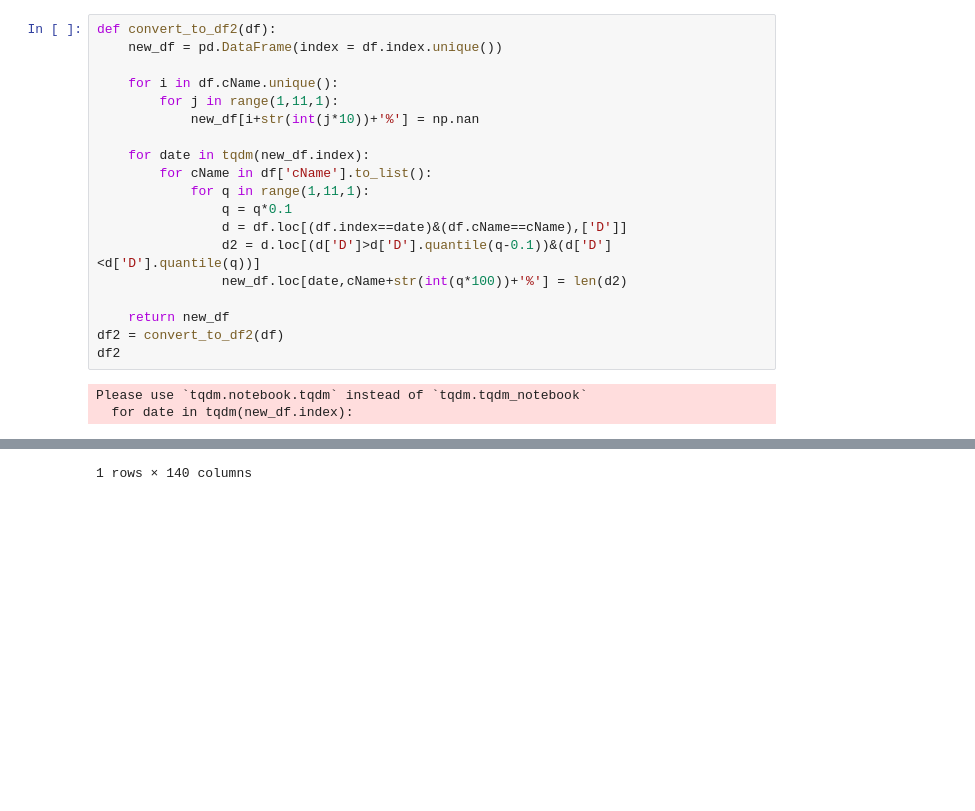
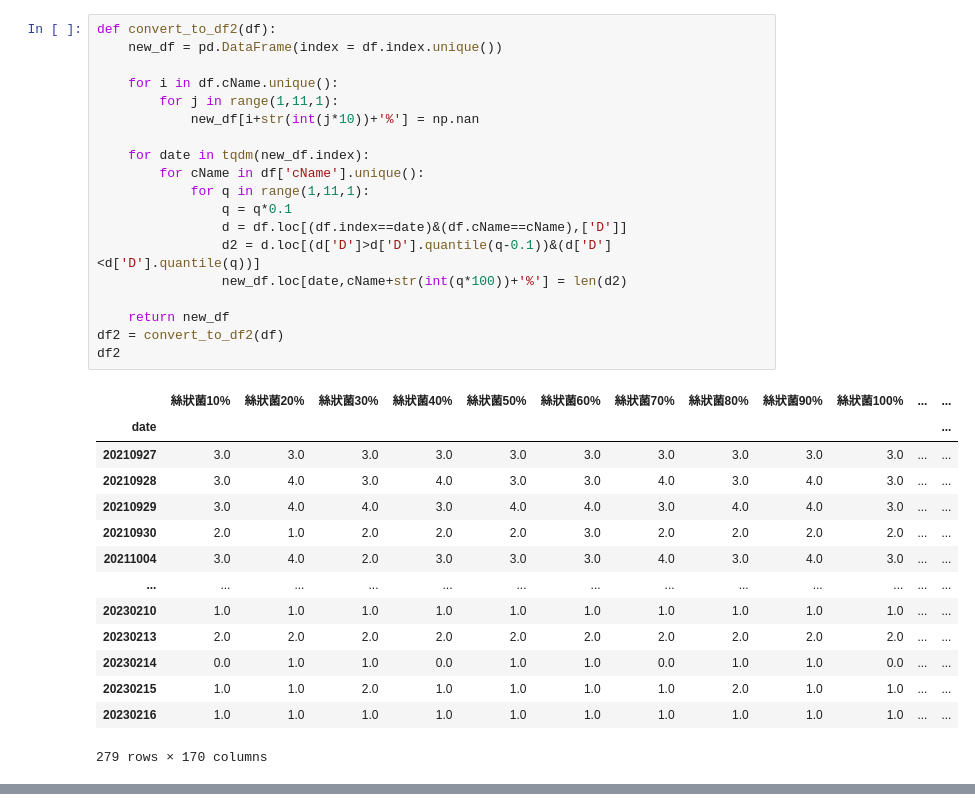
Before and after one commit to skywalker0803r/Wastewater-Biological-Treatment, a Jupyter notebook: 每一種蟲根據自己的百分位數做切分分成10類.ipynb, the cells around one changed output, grey strips where cells are left out. Drawn from its saved outputs; the diff is of its cells as text; blank space fills up the shorter version.

```diff
--- a/每一種蟲根據自己的百分位數做切分分成10類.ipynb
+++ b/每一種蟲根據自己的百分位數做切分分成10類.ipynb
@@ -25,22 +45,34 @@ df
 # %%
 def convert_to_df2(df):
     new_df = pd.DataFrame(index = df.index.unique())
 
     for i in df.cName.unique():
         for j in range(1,11,1):
             new_df[i+str(int(j*10))+'%'] = np.nan
 
     for date in tqdm(new_df.index):
-        for cName in df['cName'].to_list():
+        for cName in df['cName'].unique():
             for q in range(1,11,1):
                 q = q*0.1
                 d = df.loc[(df.index==date)&(df.cName==cName),['D']]
                 d2 = d.loc[(d['D']>d['D'].quantile(q-0.1))&(d['D']<d['D'].quantile(q))]
                 new_df.loc[date,cName+str(int(q*100))+'%'] = len(d2)
 
     return new_df
 df2 = convert_to_df2(df)
 df2
 # %% [output]
+|  | 絲狀菌10% | 絲狀菌20% | 絲狀菌30% | 絲狀菌40% | 絲狀菌50% | 絲狀菌60% | 絲狀菌70% | 絲狀菌80% | 絲狀菌90% | 絲狀菌100% | ... | ... |
+| date |  |  |  |  |  |  |  |  |  |  |  | ... |
+| 20210927 | 3.0 | 3.0 | 3.0 | 3.0 | 3.0 | 3.0 | 3.0 | 3.0 | 3.0 | 3.0 | ... | ... |
+| 20210928 | 3.0 | 4.0 | 3.0 | 4.0 | 3.0 | 3.0 | 4.0 | 3.0 | 4.0 | 3.0 | ... | ... |
+| 20210929 | 3.0 | 4.0 | 4.0 | 3.0 | 4.0 | 4.0 | 3.0 | 4.0 | 4.0 | 3.0 | ... | ... |
+| 20210930 | 2.0 | 1.0 | 2.0 | 2.0 | 2.0 | 3.0 | 2.0 | 2.0 | 2.0 | 2.0 | ... | ... |
+| 20211004 | 3.0 | 4.0 | 2.0 | 3.0 | 3.0 | 3.0 | 4.0 | 3.0 | 4.0 | 3.0 | ... | ... |
+| ... | ... | ... | ... | ... | ... | ... | ... | ... | ... | ... | ... | ... |
+| 20230210 | 1.0 | 1.0 | 1.0 | 1.0 | 1.0 | 1.0 | 1.0 | 1.0 | 1.0 | 1.0 | ... | ... |
+| 20230213 | 2.0 | 2.0 | 2.0 | 2.0 | 2.0 | 2.0 | 2.0 | 2.0 | 2.0 | 2.0 | ... | ... |
+| 20230214 | 0.0 | 1.0 | 1.0 | 0.0 | 1.0 | 1.0 | 0.0 | 1.0 | 1.0 | 0.0 | ... | ... |
+| 20230215 | 1.0 | 1.0 | 2.0 | 1.0 | 1.0 | 1.0 | 1.0 | 2.0 | 1.0 | 1.0 | ... | ... |
+| 20230216 | 1.0 | 1.0 | 1.0 | 1.0 | 1.0 | 1.0 | 1.0 | 1.0 | 1.0 | 1.0 | ... | ... |
-Please use `tqdm.notebook.tqdm` instead of `tqdm.tqdm_notebook`
-  for date in tqdm(new_df.index):
+279 rows × 170 columns
@@ -50 +78,0 @@ Please use `tqdm.notebook.tqdm` instead of `tqdm.tqdm_notebook`
-1 rows × 140 columns
```
Also changed, not shown: parts of 8 cells of this notebook.
